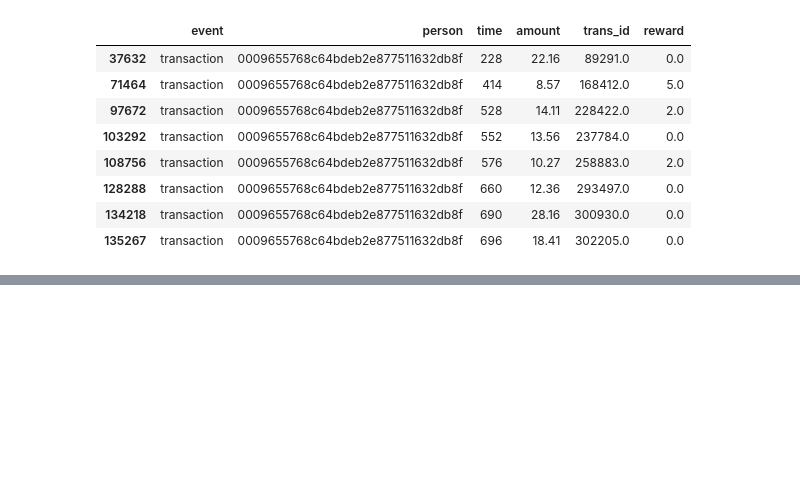
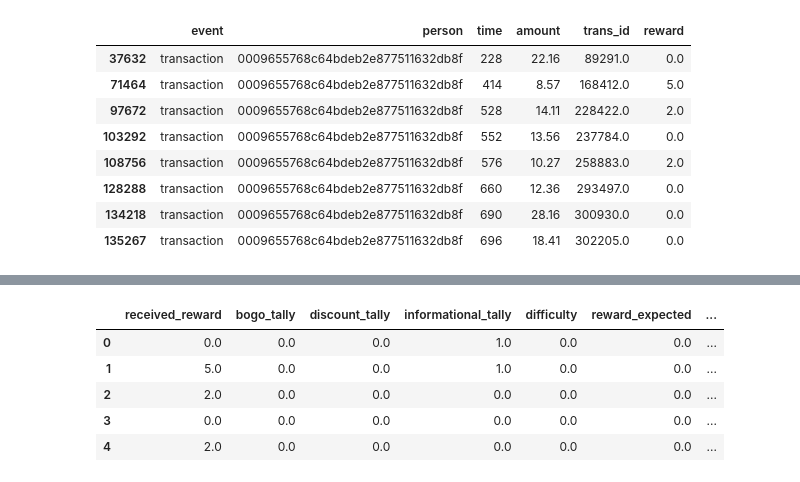
Before and after one commit to GunnarGriese/capstone-udacity, a Jupyter notebook: Starbucks_Capstone_notebook.ipynb, the cells around one changed output, grey strips where cells are left out. Drawn from its saved outputs; the diff is of its cells as text; code cells hidden in the pictures; blank space fills up the shorter version.

```diff
--- a/Starbucks_Capstone_notebook.ipynb
+++ b/Starbucks_Capstone_notebook.ipynb
@@ -561,0 +632,10 @@ profile = pd.read_csv("data/profile_final.csv")
+# %%
+data = pd.get_dummies(data, columns=["age_bucket", "income_bucket", "member_duration_bucket", "gender"])
+data.head()
+# %% [output]
+|  | received_reward | bogo_tally | discount_tally | informational_tally | difficulty | reward_expected | ... |
+| 0 | 0.0 | 0.0 | 0.0 | 1.0 | 0.0 | 0.0 | ... |
+| 1 | 5.0 | 0.0 | 0.0 | 1.0 | 0.0 | 0.0 | ... |
+| 2 | 2.0 | 0.0 | 0.0 | 0.0 | 0.0 | 0.0 | ... |
+| 3 | 0.0 | 0.0 | 0.0 | 0.0 | 0.0 | 0.0 | ... |
+| 4 | 2.0 | 0.0 | 0.0 | 0.0 | 0.0 | 0.0 | ... |
```
Also changed, not shown: parts of 25 cells of this notebook.
